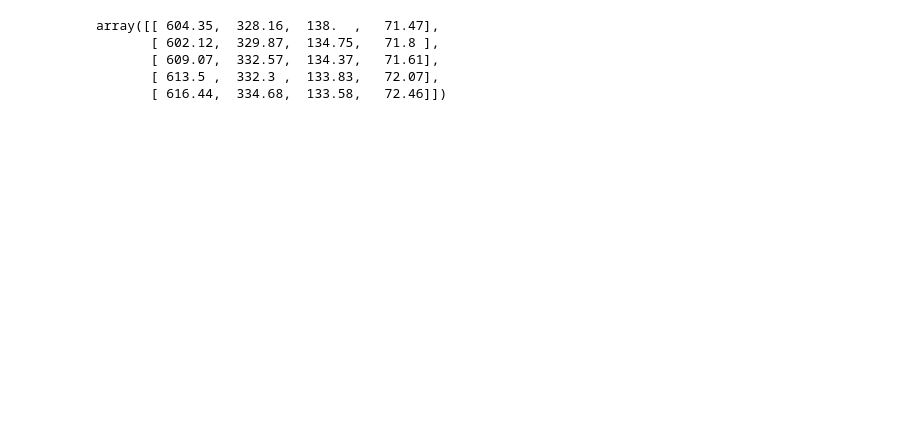
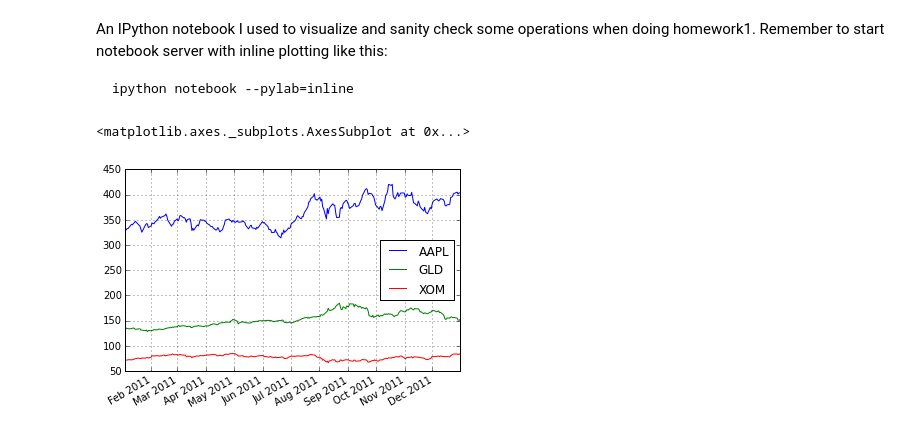
Before and after one commit to davidanderson/computational-investing, a Jupyter notebook: homework1/homework1.ipynb, the cells around one changed output. Drawn from its saved outputs; the diff is of its cells as text; code cells hidden in the pictures; blank space fills up the shorter version.

Commit message:
portfolio optimizer for homework 1 and scratch work from IPython notebook

````diff
--- a/homework1/homework1.ipynb
+++ b/homework1/homework1.ipynb
@@ -1,5 +1,9 @@
+# %% [markdown]
+An IPython notebook I used to visualize and sanity check some operations when doing homework1.  Remember to start notebook server with inline plotting like this:
+```
+ipython notebook --pylab=inline
+```
 # %%
-    # returnize0 works on ndarray and not dataframes.
 # QSTK Imports
 import QSTK.qstkutil.qsdateutil as du
 import QSTK.qstkutil.tsutil as tsu
@@ -11,13 +15,13 @@ import matplotlib.pyplot as plt
 import pandas as pd
 
 # List of symbols
-ls_symbols = ["GOOG", "AAPL", "GLD", "XOM"]
+ls_symbols = ['AAPL', 'GLD', 'XOM']
 
 # List of allocation percentages
-ls_alloc = [0.2, 0.3, 0.4, 0.1]
+ls_alloc = [0.4, 0.4, 0.2]
 
 dt_start = dt.datetime(2011, 1, 1)
-dt_end = dt.datetime(2011, 1, 10)
+dt_end = dt.datetime(2011, 12, 31)
 
 # We need closing prices so the timestamp should be hours=16.
 dt_timeofday = dt.timedelta(hours=16)
@@ -26,7 +30,7 @@ dt_timeofday = dt.timedelta(hours=16)
 ldt_timestamps = du.getNYSEdays(dt_start, dt_end, dt_timeofday)
 
 # Creating an object of the dataaccess class with Yahoo as the source.
-c_dataobj = da.DataAccess('Yahoo')
+c_dataobj = da.DataAccess('Yahoo', cachestalltime=0)
 
 # Keys to be read from the data, it is good to read everything in one go.
 ls_keys = ['open', 'high', 'low', 'close', 'volume', 'actual_close']
@@ -37,12 +41,13 @@ ldf_data = c_dataobj.get_data(ldt_timestamps, ls_symbols, ls_keys)
 d_data = dict(zip(ls_keys, ldf_data))
 
 # Getting the numpy ndarray of close prices.
-na_price = d_data['close'].values
+#na_price = d_data['close'].values
+df_close_price = d_data['close'].copy()
+df_close_price = df_close_price.fillna(method='ffill')
+df_close_price = df_close_price.fillna(method='bfill')
+na_price = df_close_price.values
-# %%
-na_price
-# %% [output]
-array([[ 604.35,  328.16,  138.  ,   71.47],
-       [ 602.12,  329.87,  134.75,   71.8 ],
-       [ 609.07,  332.57,  134.37,   71.61],
-       [ 613.5 ,  332.3 ,  133.83,   72.07],
-       [ 616.44,  334.68,  133.58,   72.46]])
+# %%
+df_close_price.plot()
+# %% [output]
+<matplotlib.axes._subplots.AxesSubplot at 0x...>
+[figure, added]
````
Also changed, not shown: parts of 12 cells of this notebook, 1 other file.
